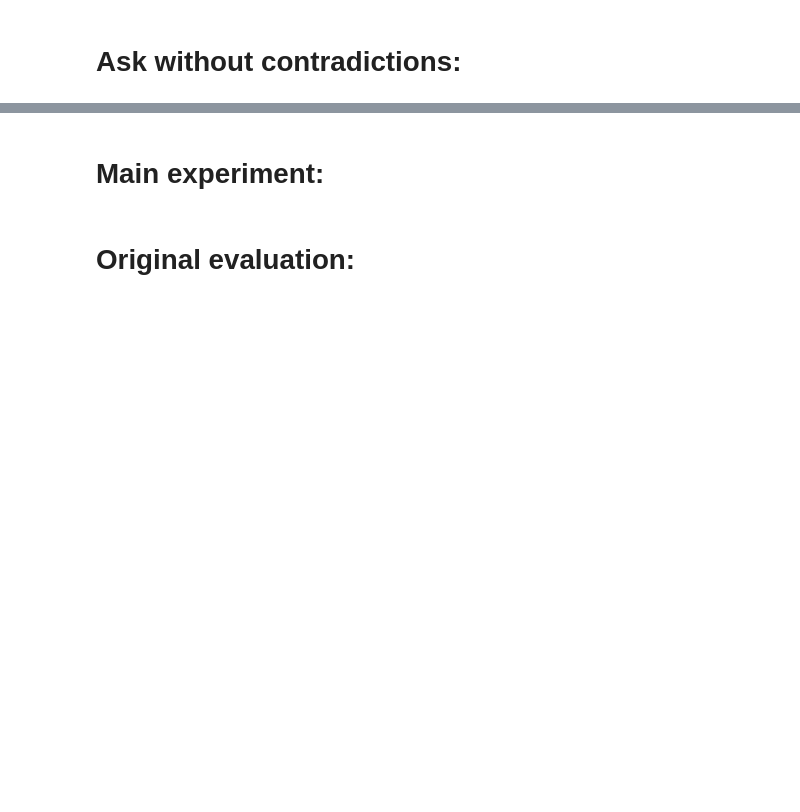
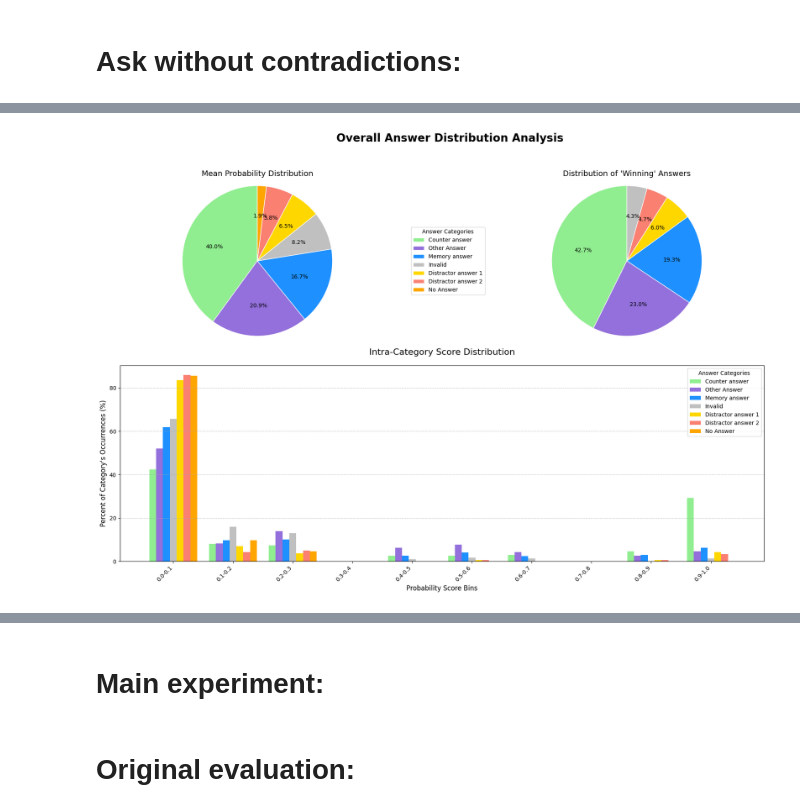
Before and after one commit to danielhk753/CLECK, a Jupyter notebook: notebooks/evaluation.ipynb, the cells around one changed output, grey strips where cells are left out. Saved outputs shown, nothing was run; the diff lists cells and outputs as text; code cells hidden in the pictures; blank space fills up the shorter version.

```diff
--- a/notebooks/evaluation.ipynb
+++ b/notebooks/evaluation.ipynb
@@ -104,3 +105,5 @@ plot_aggregated_summary(memory_results)
 # Ask without contradictions:
 # %%
 # both full statistics and per original sample how many 'pass the test'
+from knowledge_maze.evaluation.run_evaluation import run_context_evaluation
+context_results = await run_context_evaluation(data_no_conflict, num_retries=10)
@@ -106,0 +128,5 @@ plot_aggregated_summary(memory_results)
+# %%
+from knowledge_maze.evaluation.analize_results import plot_context_test_summary
+plot_context_test_summary(context_results)
+# %% [output]
+[figure, added]
```
Also changed, not shown: parts of 8 cells of this notebook, 4 other files.
